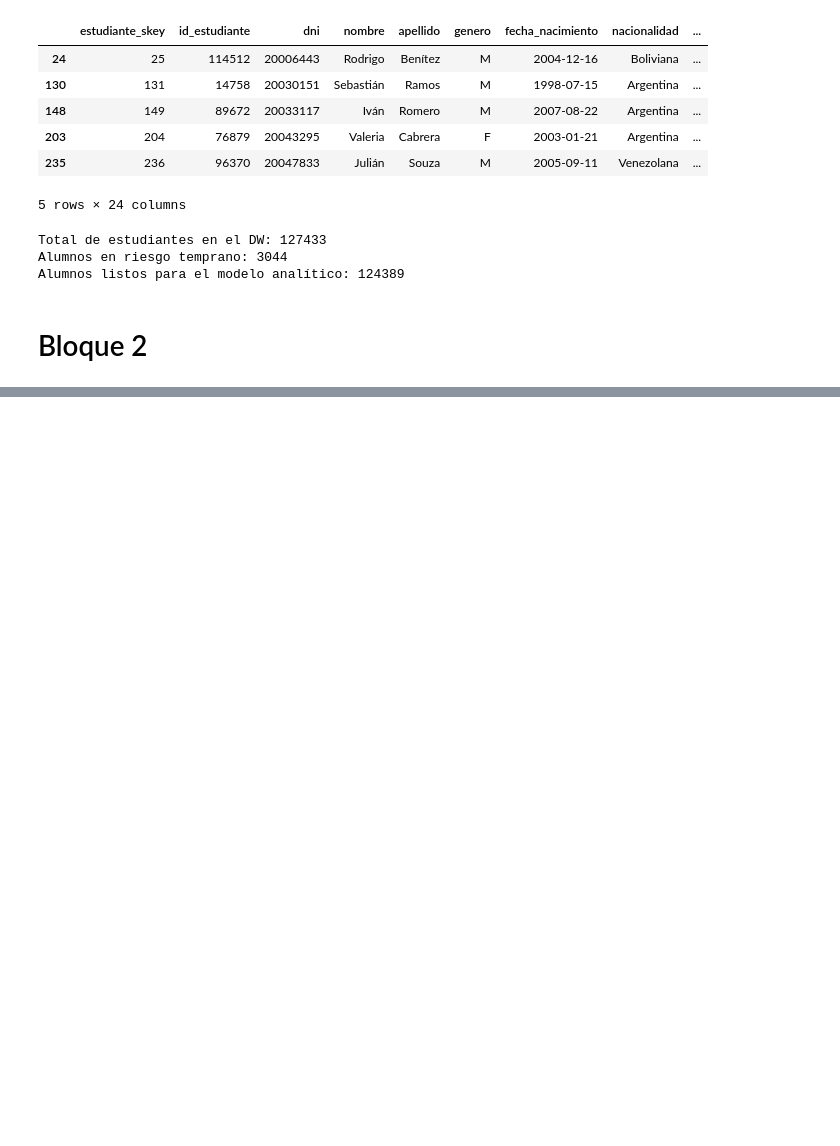
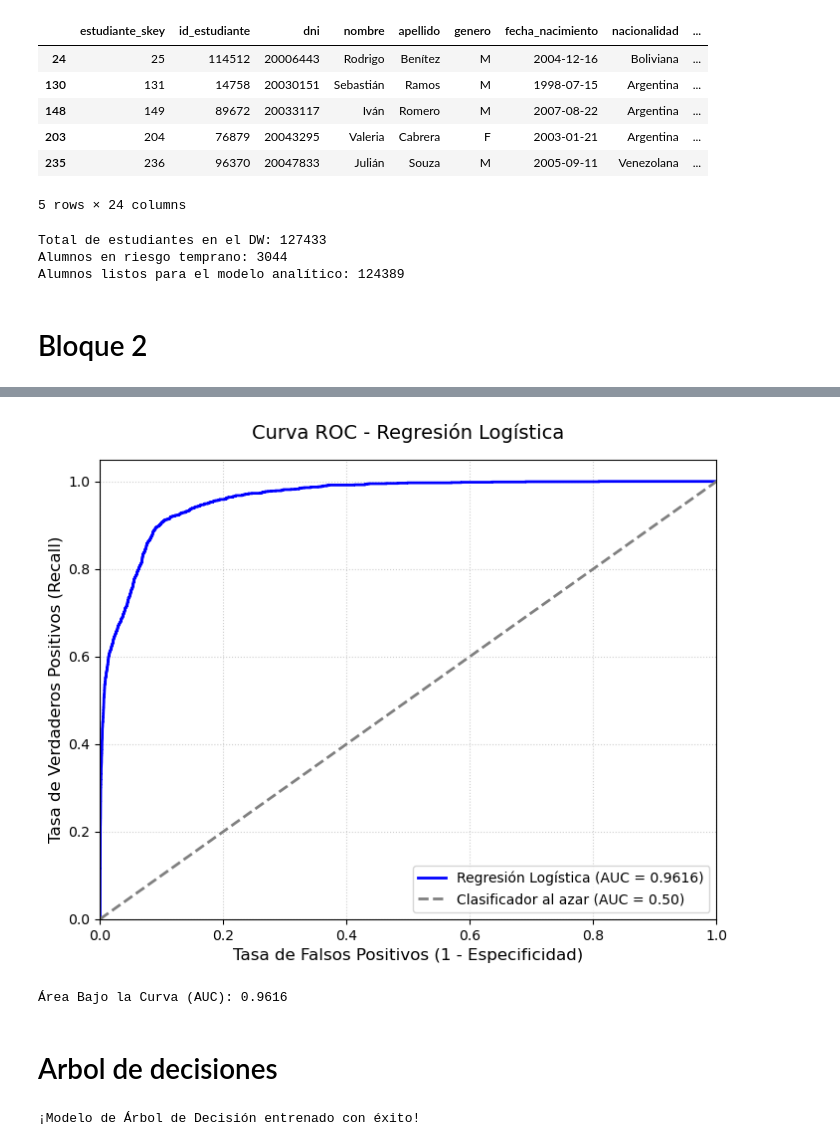
Before and after one commit to GonzaloAcost4/ADE2026_TpiUniversidad, a Jupyter notebook: AnalisisAvanzado/ModeloML.ipynb, the cells around one changed output, grey strips where cells are left out. Drawn from its saved outputs; the diff is of its cells as text; code cells hidden in the pictures; blank space fills up the shorter version.

```diff
--- a/AnalisisAvanzado/ModeloML.ipynb
+++ b/AnalisisAvanzado/ModeloML.ipynb
@@ -29,7 +28,7 @@ df_inscripciones_por_alumno.head()
 | 4 | 5 | 10 |
 # %%
 df_fusion = pd.merge(
-    estudiantes, df_inscripciones_por_alumno, on="estudiante_skey", how="left"
+    df_estudiante, df_inscripciones_por_alumno, on="estudiante_skey", how="left"
 )
 df_fusion.head()
 # %% [output]
@@ -116,0 +275,13 @@ df_master['nivel_curso_maximo'] = df_master['nivel_curso_maximo'].fillna(1) # Si
+# %%
+# 1. Importamos el algoritmo de Regresión Logística
+from sklearn.linear_model import LogisticRegression
+
+# 2. Instanciamos el modelo
+# Usamos class_weight='balanced' porque tu tasa de deserción es baja (~8.48%).
+# Esto le da más peso a los alumnos que abandonan para que el algoritmo aprenda mejor el patrón.
+modelo_lr = LogisticRegression(class_weight='balanced', max_iter=1000, random_state=42)
+
+# 3. Entrenamos el modelo con los datos del set de entrenamiento (80%)
+modelo_lr.fit(X_train, y_train)
+
+print("¡Modelo de Regresión Logística entrenado con éxito!")
@@ -116,0 +355,52 @@ df_master['nivel_curso_maximo'] = df_master['nivel_curso_maximo'].fillna(1) # Si
+# %%
+from sklearn.metrics import roc_curve, roc_auc_score
+
+# 1. Obtenemos las probabilidades de predicción para la clase 1 (Abandono)
+# A diferencia de .predict(), .predict_proba() nos da el 'score' exacto de probabilidad (0.0 a 1.0)
+y_probs_lr = modelo_lr.predict_proba(X_test)[:, 1]
+
+# 2. Calculamos los componentes de la curva ROC
+fpr_lr, tpr_lr, umbrales_lr = roc_curve(y_test, y_probs_lr)
+
+# 3. Calculamos la métrica AUC global
+auc_lr = roc_auc_score(y_test, y_probs_lr)
+
+# 4. Graficamos la curva ROC individual
+plt.figure(figsize=(8, 6))
+plt.plot(fpr_lr, tpr_lr, color='blue', lw=2, label=f'Regresión Logística (AUC = {auc_lr:.4f})')
+plt.plot([0, 1], [0, 1], color='gray', linestyle='--', lw=2, label='Clasificador al azar (AUC = 0.50)')
+
+plt.xlim([0.0, 1.0])
+plt.ylim([0.0, 1.05])
+plt.xlabel('Tasa de Falsos Positivos (1 - Especificidad)', fontsize=12)
+plt.ylabel('Tasa de Verdaderos Positivos (Recall)', fontsize=12)
+plt.title('Curva ROC - Regresión Logística', fontsize=14, pad=15)
+plt.legend(loc="lower right")
+plt.grid(True, linestyle=':', alpha=0.6)
+plt.show()
+
+print(f"Área Bajo la Curva (AUC): {auc_lr:.4f}")
+# %% [output]
+[figure, added]
+Área Bajo la Curva (AUC): 0.9616
+# %% [markdown]
+# Arbol de decisiones
+# %%
+# 1. Importamos el algoritmo de Árbol de Decisión
+from sklearn.tree import DecisionTreeClassifier
+
+# 2. Instanciamos el modelo
+# Usamos max_depth=5 para mantenerlo interpretable y evitar el sobreajuste (overfitting).
+# Usamos class_weight='balanced' para compensar que hay menos filas de abandono.
+modelo_tree = DecisionTreeClassifier(
+    max_depth=5,
+    class_weight='balanced',
+    random_state=42
+)
+
+# 3. Entrenamos el modelo con nuestro set del 80%
+modelo_tree.fit(X_train, y_train)
+
+print("¡Modelo de Árbol de Decisión entrenado con éxito!")
+# %% [output]
+¡Modelo de Árbol de Decisión entrenado con éxito!
```
Also changed, not shown: parts of 25 cells of this notebook, 1 other file.
